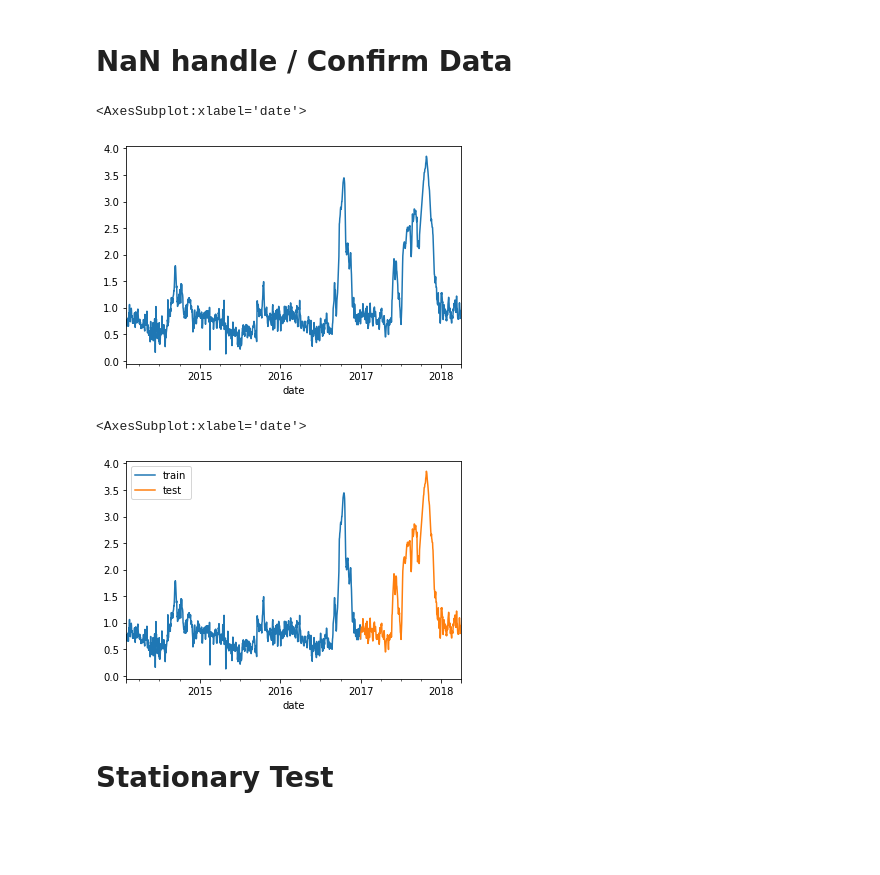
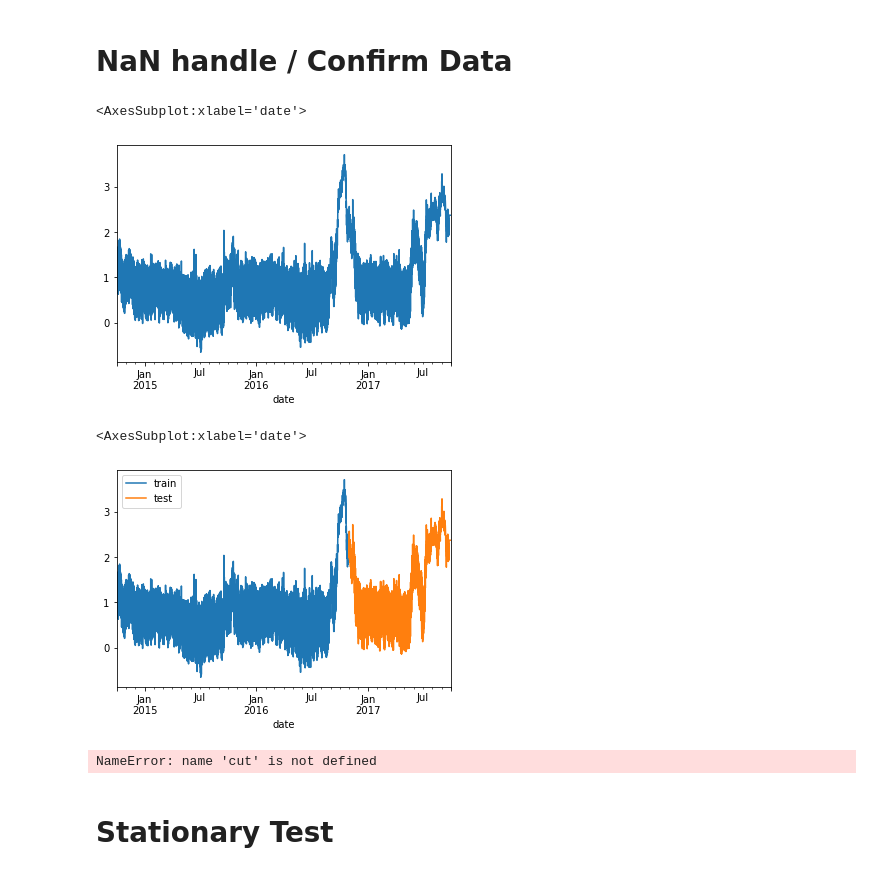
Before and after one commit to SB91ko/ChaoprayaRiver_WaterLV_prediction, a Jupyter notebook: Hour_ARIMA.ipynb, the cells around one changed output. Cells and saved outputs as stored; diff of their text form; code cells hidden in the pictures; blank space fills up the shorter version.

```diff
--- a/Hour_ARIMA.ipynb
+++ b/Hour_ARIMA.ipynb
@@ -20,35 +18,47 @@ np.random.seed(42)
 # Loading data
 # %%
 loading = instant_data()
-# df,mode = loading.hourly_instant(),'hour'
-df,mode = loading.daily_instant(),'day'
+df,mode = loading.hourly_instant(),'hour'
+#df,mode = loading.daily_instant(),'day'
 
-if mode =='hour': n_past,n_future = 24*7,72
+if mode =='hour': n_past,n_future = 72,72
 elif mode =='day': n_past,n_future = 60,30
 else: n_future=None; print('incorrect input')
 
 st = 'CPY012'
 target,start_p,stop_p,host_path=station_sel(st,mode)
+#----------------------------------
 save_path =host_path+'/ARIMA/'
+if not os.path.exists(save_path):
+    os.makedirs(save_path)
 # %% [markdown]
 # NaN handle / Confirm Data
 # %%
+split_date = '2016-11-01'
 data = df[start_p:stop_p]
 data = data.interpolate(limit=3000000000,limit_direction='both').astype('float32')
-data['Day'] = data.index.dayofyear #add day
+#data['Day'] = data.index.dayofyear #add day
+
+
 data_uni=data[target]
 data_uni.plot()
 # %% [output]
 <AxesSubplot:xlabel='date'>
-[figure, old version]
+[figure, new version]
 # %%
-cut = int(len(data_uni)*.7)
-train,test = data_uni.iloc[:cut],data_uni.iloc[cut-1:]
+#cut = int(len(data_uni)*.7)
+#train,test = data_uni.iloc[:cut],data_uni.iloc[cut-1:]
+
+train,test = data_uni[:split_date],data_uni[split_date:]
 train.plot(label='train',legend=True)
 test.plot(label='test',legend=True)
 # %% [output]
 <AxesSubplot:xlabel='date'>
-[figure, old version]
+[figure, new version]
+# %%
+ data_uni.iloc[cut-1:cut]
+# %% [output]
+NameError: name 'cut' is not defined
 # %% [markdown]
 # Stationary Test
 # %%
```
Also changed, not shown: parts of 22 cells of this notebook, 40 other files.
